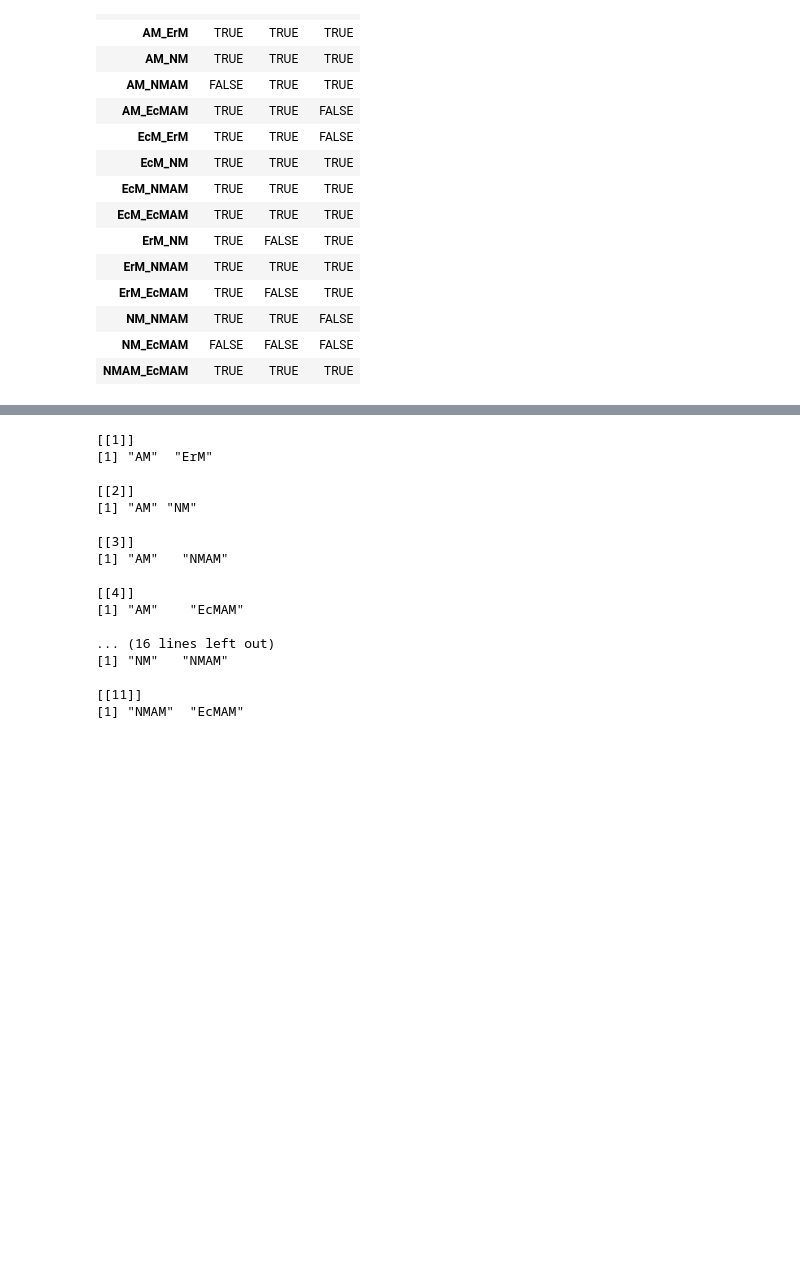
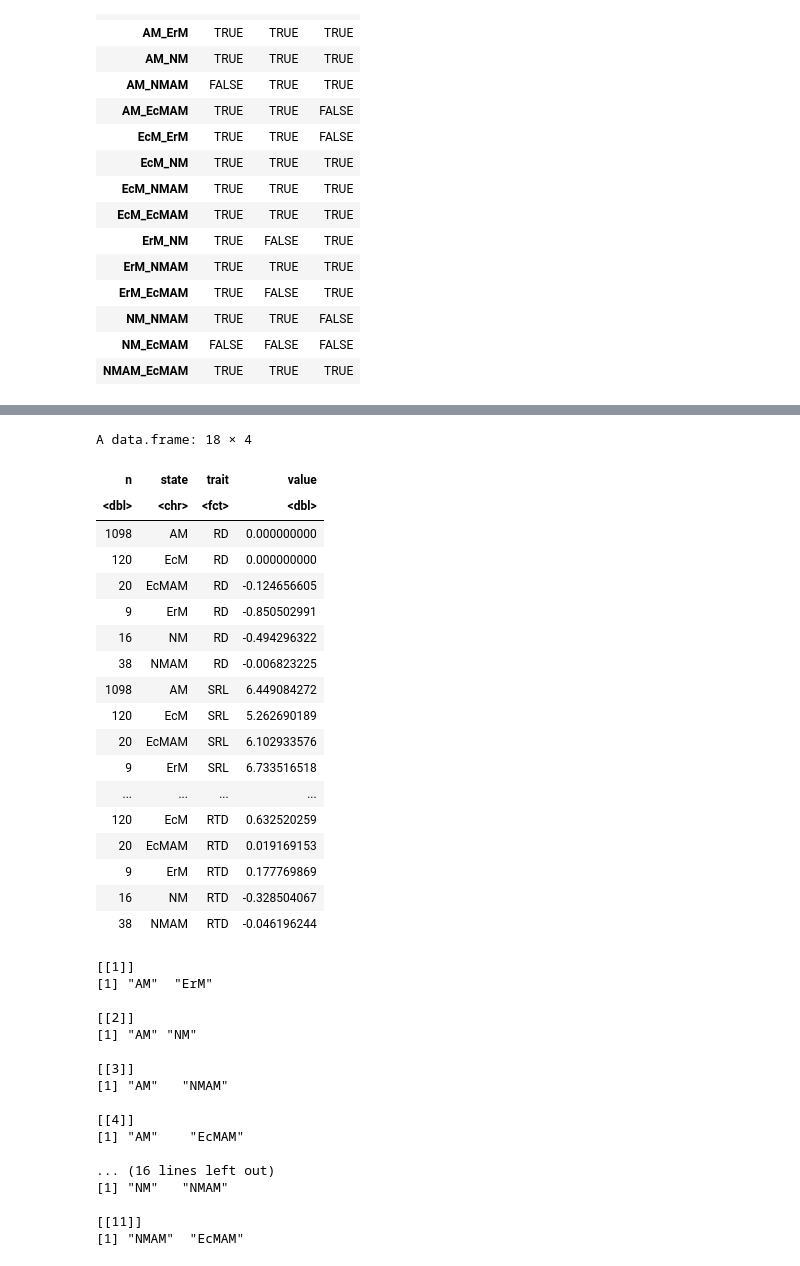
Before and after one commit to anoban/phd, a Jupyter notebook: R/notebooks/states.ipynb, the cells around one changed output, grey strips where cells are left out. Cells and saved outputs as stored; diff of their text form; code cells hidden in the pictures; blank space fills up the shorter version.

```diff
--- a/R/notebooks/states.ipynb
+++ b/R/notebooks/states.ipynb
@@ -144,3 +173,34 @@ A matrix: 15 × 3 of type lgl
+# %%
+max_n <- rbind(
+    "n" = table(data[!duplicated(data$binominal), "state"]),
+    split.data.frame(data, ~state) |> lapply(FUN = function(df) sapply(log(df[, c("F00679", "F00727", "F00709")]), FUN = max)) |> as.data.frame()
+) |> t() |> as.data.frame()
+
+max_n$state <- rownames(max_n)
+rownames(max_n) <- NULL
+colnames(max_n) <- c("n", "RD", "SRL", "RTD", "state")
+max_n <- reshape2:::melt.data.frame(max_n, variable.name = "trait", id.vars = c("n", "state"))
+max_n
+# %% [output]
+A data.frame: 18 × 4
+| n | state | trait | value |
+| <dbl> | <chr> | <fct> | <dbl> |
+| 1098 | AM | RD | 0.000000000 |
+| 120 | EcM | RD | 0.000000000 |
+| 20 | EcMAM | RD | -0.124656605 |
+| 9 | ErM | RD | -0.850502991 |
+| 16 | NM | RD | -0.494296322 |
+| 38 | NMAM | RD | -0.006823225 |
+| 1098 | AM | SRL | 6.449084272 |
+| 120 | EcM | SRL | 5.262690189 |
+| 20 | EcMAM | SRL | 6.102933576 |
+| 9 | ErM | SRL | 6.733516518 |
+| ... | ... | ... | ... |
+| 120 | EcM | RTD | 0.632520259 |
+| 20 | EcMAM | RTD | 0.019169153 |
+| 9 | ErM | RTD | 0.177769869 |
+| 16 | NM | RTD | -0.328504067 |
+| 38 | NMAM | RTD | -0.046196244 |
 # %%
 options(repr.plot.width = 15, repr.plot.height = 6)
 
```
Also changed, not shown: parts of 3 cells of this notebook, 1 other file.
